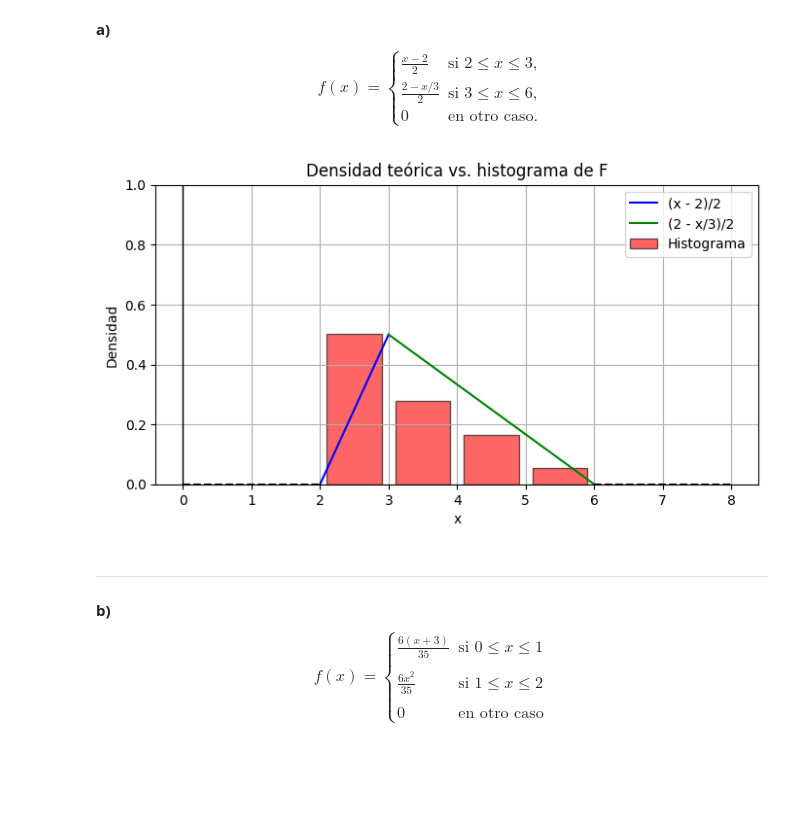
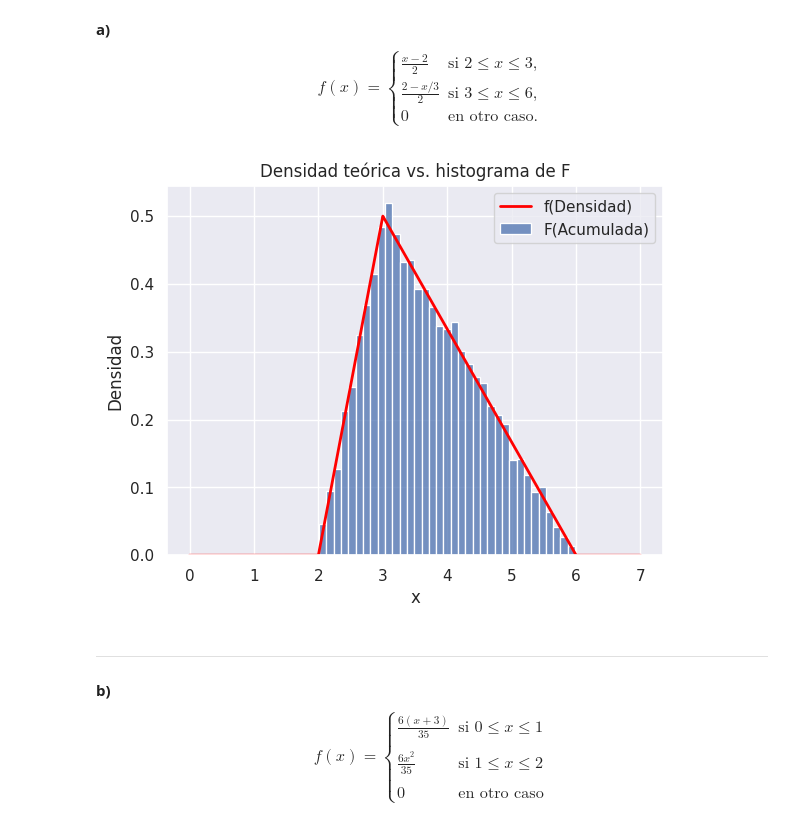
Before and after one commit to alvaro-mediina/modelos-y-simulacion-2025, a Jupyter notebook: tp5-var-aleatorias-continuas/Ejercicio-1.ipynb, the cells around one changed output. Drawn from its saved outputs; the diff is of its cells as text; code cells hidden in the pictures; blank space fills up the shorter version.

Commit message:
fix: :recycle: Refactorización con seaborn plot y bug de 2 por 3 en divisor

```diff
--- a/tp5-var-aleatorias-continuas/Ejercicio-1.ipynb
+++ b/tp5-var-aleatorias-continuas/Ejercicio-1.ipynb
@@ -38,58 +58,28 @@ def F(CUT:float) -> float:
 # %%
 
+#Función de acumulada
+CUT = 1/4
+Nsim = 10_000
+F_accum = [F(CUT=CUT)  for _ in range(Nsim)]
+
 #Densidad de probabilidad
+x = np.linspace(0, 7, Nsim)
 
-x2_3 = np.linspace(2, 3, 100) #Espaciados por tramo para simular suavitud
-x3_6 = np.linspace(3, 6, 100)
-x_left = np.linspace(0, 2, 100)
-x_right = np.linspace(6, 8, 100)
+# Plot
+sns.set_theme(style="darkgrid")
+sns.histplot(F_accum, stat='density', label='F(Acumulada)')
+sns.lineplot(x=x, y=f(x), color='red', linewidth=2, label='f(Densidad)')
 
-#Función definida de a partes
-f_0 = np.zeros_like(x_left)
-f_1 = ((x2_3 - 2) / 2)
-f_2 = ((2 - (x3_6 / 3)) / 2)
-f_3 = np.zeros_like(x_right)
-
-
-#Función de acumulada
-F_accum = [F(CUT=1/4)  for _ in range(10_000)]
-bins = [2, 3, 4, 5, 6, 7] #Para bins el último es excluyente
-
-counts, edges = np.histogram(F_accum, bins=bins)
-
-# Normalizar el histograma para obtener densidad
-n = len(F_accum)
-bin_width = np.diff(bins)  # [1, 1, 1, 1, 1]
-densities = counts / (n * bin_width)  # Probabilidad por unidad
-
-# Puntos centrales de cada barra
-x_bar = [2.5, 3.5, 4.5, 5.5, 6.5]
-
-# Graficar
-plt.figure(figsize=(8, 4))
-
-# Densidad teórica
-plt.plot(x_left, f_0, '--', color='black')
-plt.plot(x2_3, f_1, label='(x - 2)/2', color='blue')
-plt.plot(x3_6, f_2, label='(2 - x/3)/2', color='green')
-plt.plot(x_right, f_3, '--', color='black')
-
-# Histograma normalizado (densidad)
-plt.bar(x_bar, densities, width=0.8, align='center',
-        color='red', edgecolor='black', alpha=0.6, label='Histograma')
 
 # Estilo
 plt.title('Densidad teórica vs. histograma de F')
+plt.ylim(0,1)
 plt.xlabel('x')
 plt.ylabel('Densidad')
 plt.grid(True)
-plt.legend()
-plt.axvline(0, color='black', linewidth=1)
-plt.ylim(0, 1)
-
 plt.show()
 # %% [output]
-[figure, old version]
+[figure, new version]
 # %% [markdown]
 ---
 **b)**
```
Also changed, not shown: parts of 3 cells of this notebook.
